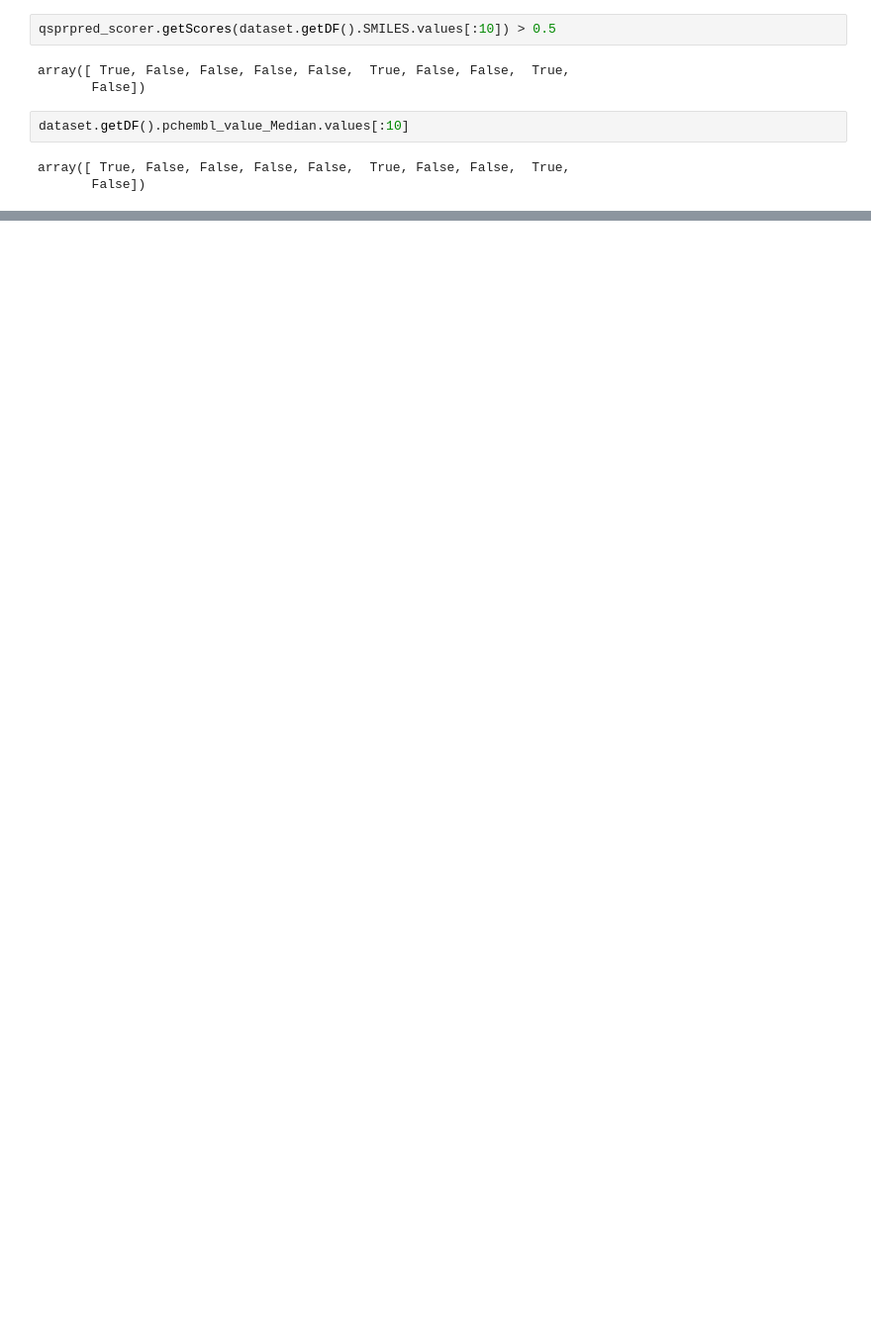
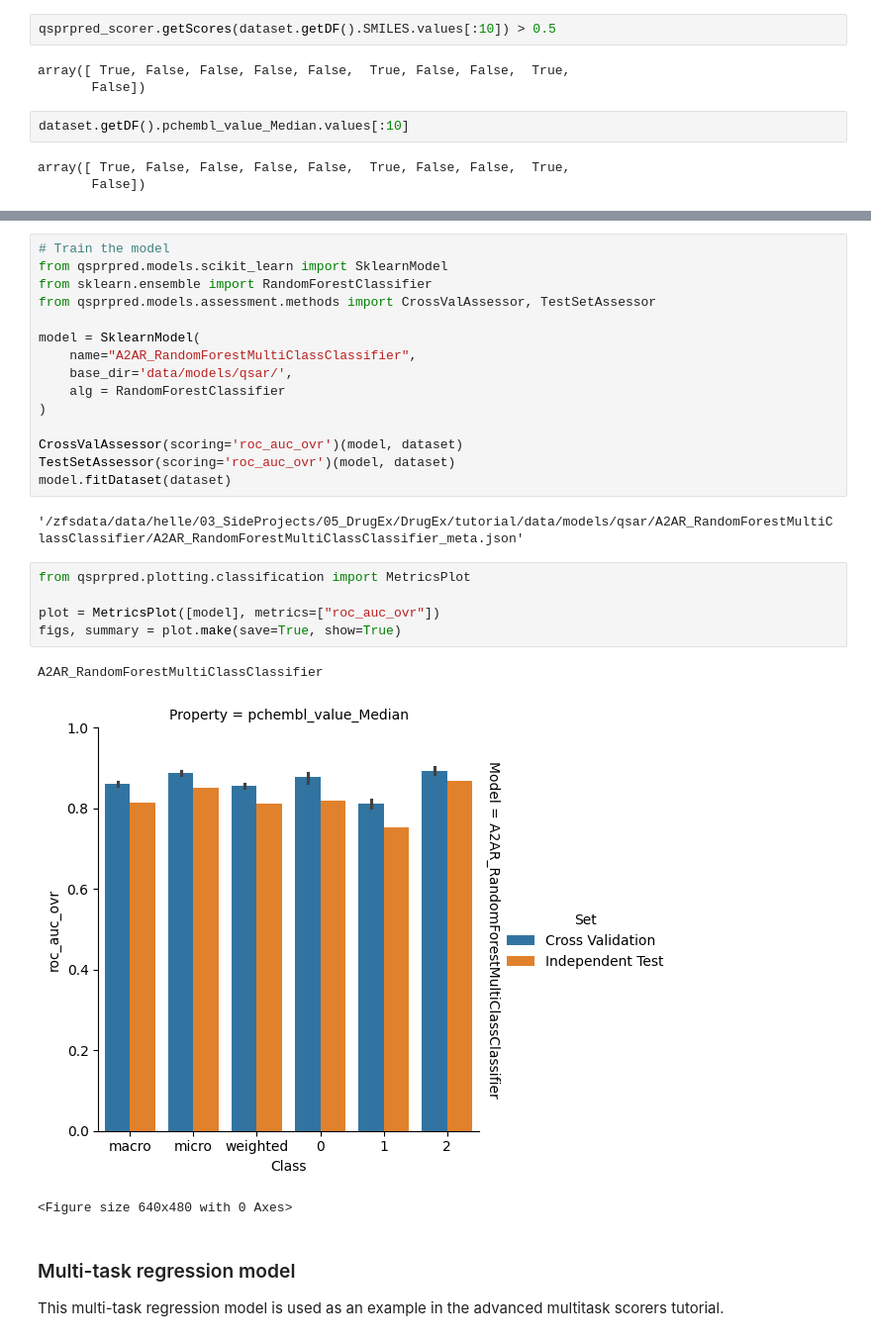
Before and after one commit to CDDLeiden/DrugEx, a Jupyter notebook: tutorial/qsar.ipynb, the cells around one changed output, grey strips where cells are left out. Shown at 99% size. Saved outputs shown, nothing was run; the diff lists cells and outputs as text; blank space fills up the shorter version.

Commit message:
update qsar creation file and multitask scorers tutorial

```diff
--- a/tutorial/qsar.ipynb
+++ b/tutorial/qsar.ipynb
@@ -143,0 +193,30 @@ array([ True, False, False, False, False,  True, False, False,  True,
+# %%
+# Train the model
+from qsprpred.models.scikit_learn import SklearnModel
+from sklearn.ensemble import RandomForestClassifier
+from qsprpred.models.assessment.methods import CrossValAssessor, TestSetAssessor
+
+model = SklearnModel(
+    name="A2AR_RandomForestMultiClassClassifier",
+    base_dir='data/models/qsar/',
+    alg = RandomForestClassifier
+)
+
+CrossValAssessor(scoring='roc_auc_ovr')(model, dataset)
+TestSetAssessor(scoring='roc_auc_ovr')(model, dataset)
+model.fitDataset(dataset)
+# %% [output]
+'/zfsdata/data/helle/03_SideProjects/05_DrugEx/DrugEx/tutorial/data/models/qsar/A2AR_RandomForestMultiClassClassifier/A2AR_RandomForestMultiClassClassifier_meta.json'
+# %%
+from qsprpred.plotting.classification import MetricsPlot
+
+plot = MetricsPlot([model], metrics=["roc_auc_ovr"])
+figs, summary = plot.make(save=True, show=True)
+# %% [output]
+A2AR_RandomForestMultiClassClassifier
+[figure, added]
+<Figure size 640x480 with 0 Axes>
+# %% [markdown]
+### Multi-task regression model
+This multi-task regression model is used as an example in the
+advanced multitask scorers tutorial.
```
Also changed, not shown: parts of 19 cells of this notebook, 1 other file.
